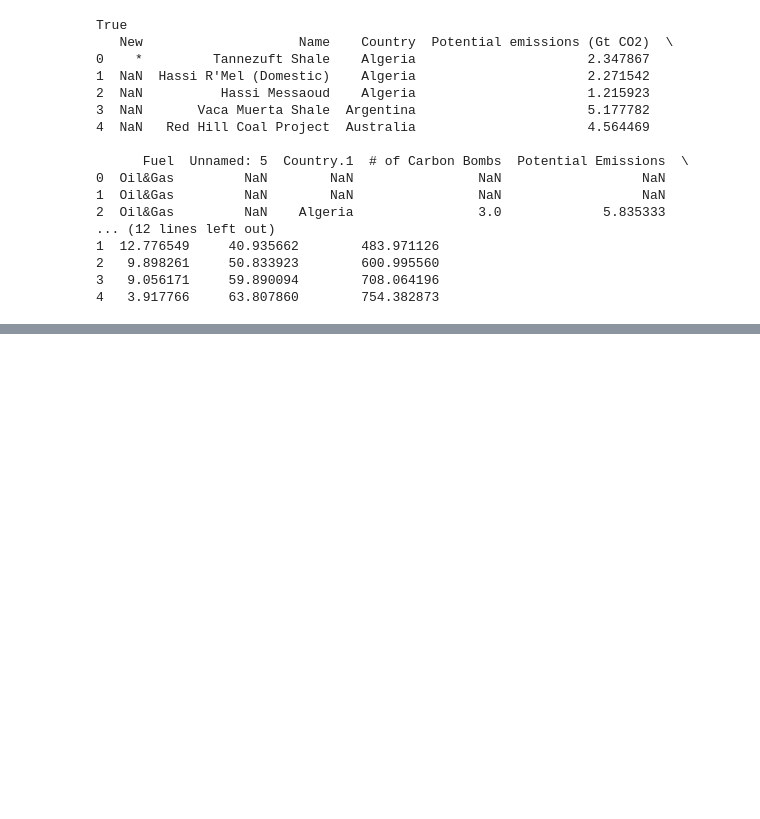
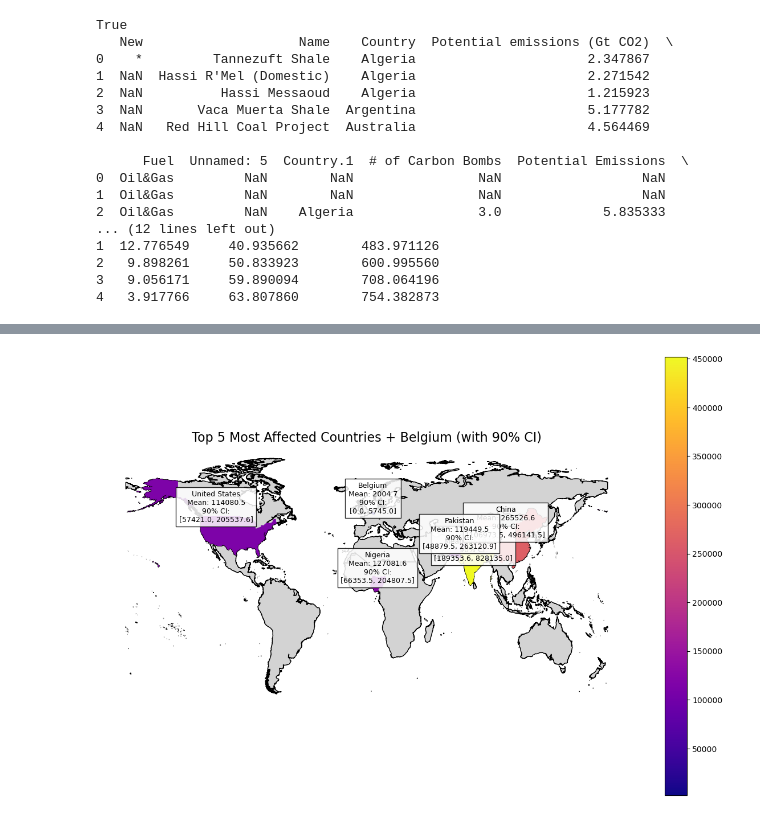
Before and after one commit to bazelibenazh-debug/NOBY, a Jupyter notebook: carbon_bombs_analysis.ipynb, the cells around one changed output, grey strips where cells are left out. Cells and saved outputs as stored; diff of their text form; code cells hidden in the pictures; blank space fills up the shorter version.

```diff
--- a/carbon_bombs_analysis.ipynb
+++ b/carbon_bombs_analysis.ipynb
@@ -260,0 +284,13 @@ None
+# %%
+#just to see what type of data we have in gdf_country_borders
+import pickle
+import geopandas as gpd
+import pickle
+
+with open("gdf_country_borders.pkl", "rb") as f:
+    gdf_country_borders = pickle.load(f)
+#just for solving error at futuere steps
+with open("gdf_country_borders_new.pkl", "wb") as f:
+    pickle.dump(gdf_country_borders, f)
+
+print(gdf_country_borders)
@@ -1154,0 +532,84 @@ Generating Figure 5: Country CI Map...
+# %%
+
+# COUNTRY-LEVEL (TOP 5 + BELGIUM)
+
+
+#  Extract only required country variables and convert to dataframe
+ds_cty_small = ds_countries[["mean_val", "ci_lower", "ci_upper"]]
+
+df_countries = (
+    ds_cty_small
+    .mean(dim=["extreme"])
+    .to_dataframe()
+    .reset_index()
+)
+
+# Select TOP 5 most affected countries
+#top5 = df_countries.sort_values("mean_val", ascending=False).head(5)
+
+# Add Belgium for comparison
+#belgium = df_countries[df_countries["country"] == "Belgium"]
+
+#df_plot = pd.concat([top5, belgium])
+
+df_countries.rename(columns={"country": "name"}, inplace=True)
+# merge
+gdf_country_border = gdf_country_border.drop(columns=['mean_val', 'ci_lower', 'ci_upper'], errors='ignore')
+gdf_country_ci = gdf_country_border.merge(
+    df_countries,
+    on="name",
+    how="left"
+)
+
+top5 = gdf_country_ci.sort_values("mean_val", ascending=False).head(5)
+belgium = gdf_country_ci[gdf_country_ci["name"] == "Belgium"]
+
+df_plot = pd.concat([top5, belgium])
+print(df_plot)
+
+#  COUNTRY MAP WITH CI BOXES (ONLY TOP 5 + BELGIUM) (UPDATED TO SAVE)
+def plot_countries_with_ci(gdf):
+    fig, ax = plt.subplots(figsize=(15, 10))
+
+    # Plot background regions
+    gdf_regions_border.plot(
+        color="lightgrey",
+        edgecolor="black",
+        ax=ax
+    )
+
+    # Plot selected countries (Using points for clear visibility over background)
+    # Ensure gdf has its 'geometry' column set for plotting
+    gdf.plot(
+     column="mean_val",
+        cmap="plasma",
+        markersize=200, # Increased size for points
+        marker='o',
+        legend=True,
+        ax=ax,
+        zorder=3
+    )
+
+    # ✅ CI BOXES ONLY FOR SELECTED COUNTRIES
+    for _, row in gdf.iterrows():
+        x, y = row.geometry.centroid.coords[0]
+        label = (
+            f"{row['name']}\n"
+            f"Mean: {row['mean_val']:.1f}\n"
+            f"90% CI:\n[{row['ci_lower']:.1f}, {row['ci_upper']:.1f}]"
+        )
+        ax.text(
+            x, y, label,
+            ha="center",
+            fontsize=9,
+            bbox=dict(facecolor="white", alpha=0.85)
+        )
+
+    ax.set_title("Top 5 Most Affected Countries + Belgium (with 90% CI)", fontsize=16)
+    ax.set_axis_off()
+    plt.show()
+
+    #  SAVE COMMAND FOR COUNTRY FIGURE
+    plt.savefig('country_ci_map.png', dpi=300, bbox_inches='tight')
+plot_countries_with_ci(df_plot )
+# %% [output]
@@ -1154,0 +633 @@ Generating Figure 5: Country CI Map...
+[figure, added]
```
Also changed, not shown: parts of 26 cells of this notebook.
